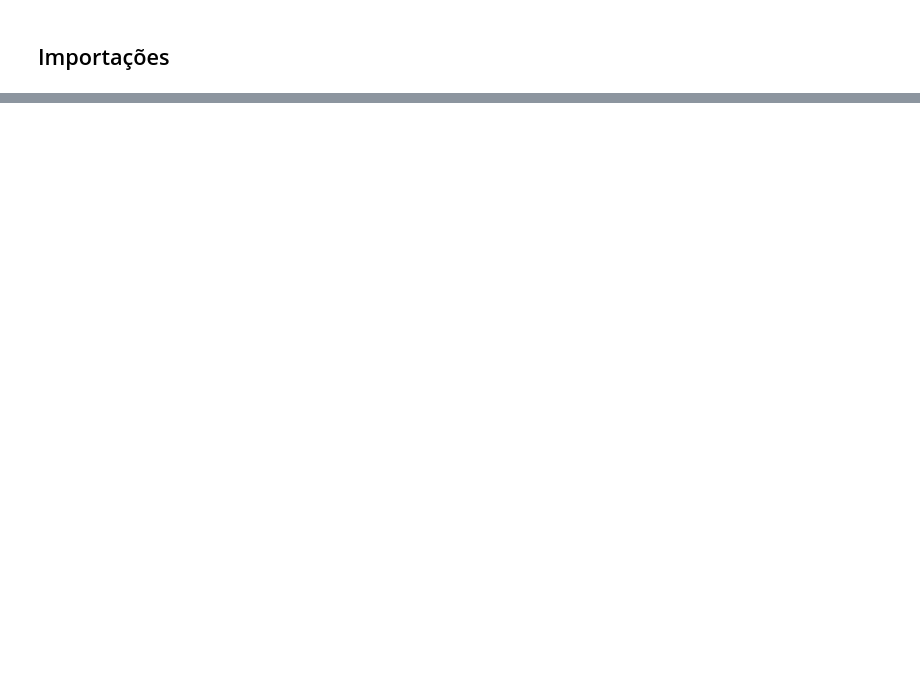
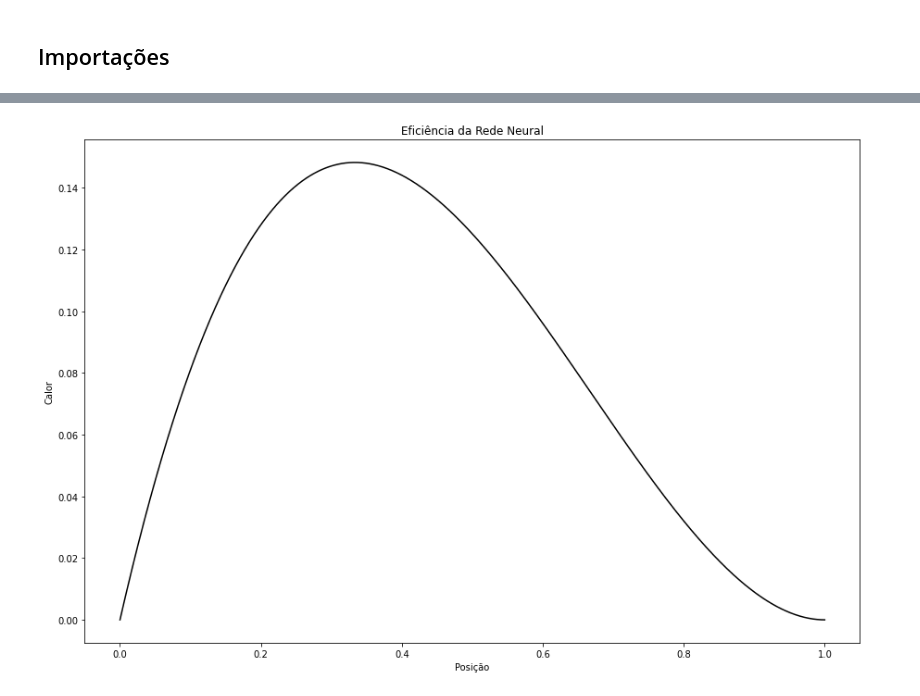
Before and after one commit to benetao/trabalho_analise_numerica, a Jupyter notebook: Metodo_das_Diferencas_Finitas.ipynb, the cells around one changed output, grey strips where cells are left out. Drawn from its saved outputs; the diff is of its cells as text; code cells hidden in the pictures; blank space fills up the shorter version.

```diff
--- a/Metodo_das_Diferencas_Finitas.ipynb
+++ b/Metodo_das_Diferencas_Finitas.ipynb
@@ -156,0 +126,14 @@ plt.show()
+# %%
+fig = plt.figure(figsize = (15, 10))
+
+plt.plot(t, U[0], c = 'black')
+plt.xlabel('Posição')
+plt.ylabel('Calor')
+
+plt.title('Eficiência da Rede Neural')
+
+#plt.savefig('Eficácia da Rede Neural.png', dpi = 300)
+
+plt.show()
+# %% [output]
+[figure, added]
```
Also changed, not shown: parts of 7 cells of this notebook.
